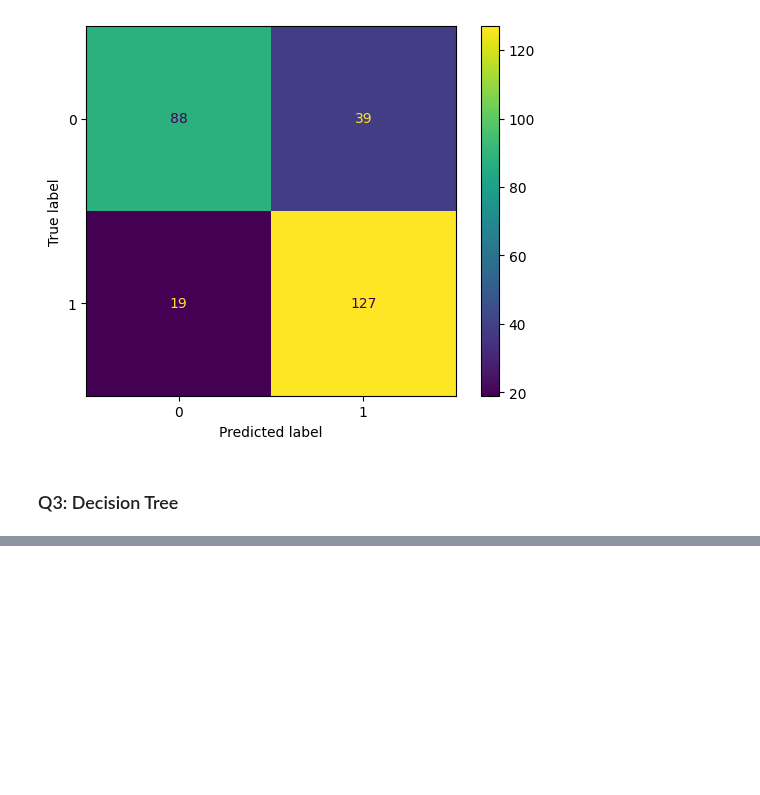
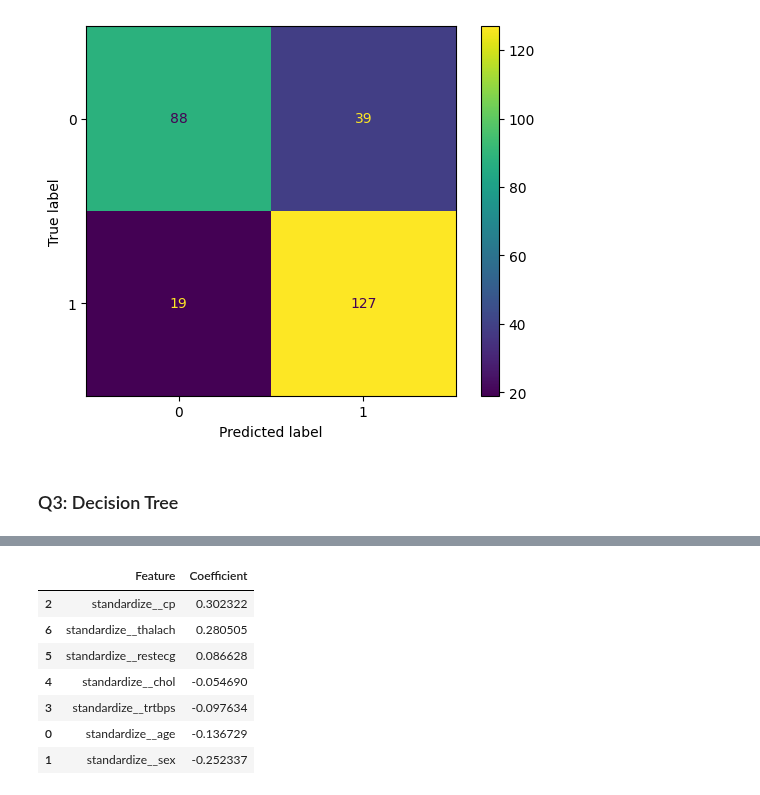
Before and after one commit to alexandragrover/GSB-544, a Jupyter notebook: Labs/Lab7/Lab7.ipynb, the cells around one changed output, grey strips where cells are left out. Saved outputs shown, nothing was run; the diff lists cells and outputs as text; code cells hidden in the pictures; blank space fills up the shorter version.

```diff
--- a/Labs/Lab7/Lab7.ipynb
+++ b/Labs/Lab7/Lab7.ipynb
@@ -209,0 +322,16 @@ ROC AUC 0.7673043324491601
+# %%
+#find best coeffs for log model
+log_reg_model = best_log_model2.named_steps['log_reg']
+log_reg_coefficients = log_reg_model.coef_[0]
+feature_names = best_log_model2.named_steps['preprocessing'].get_feature_names_out()
+log_reg_feature_importance = pd.DataFrame({'Feature': feature_names, 'Coefficient': log_reg_coefficients}).sort_values('Coefficient', ascending = False)
+log_reg_feature_importance
+# %% [output]
+|  | Feature | Coefficient |
+| 2 | standardize__cp | 0.302322 |
+| 6 | standardize__thalach | 0.280505 |
+| 5 | standardize__restecg | 0.086628 |
+| 4 | standardize__chol | -0.054690 |
+| 3 | standardize__trtbps | -0.097634 |
+| 0 | standardize__age | -0.136729 |
+| 1 | standardize__sex | -0.252337 |
```
Also changed, not shown: parts of 18 cells of this notebook, 2 other files.
